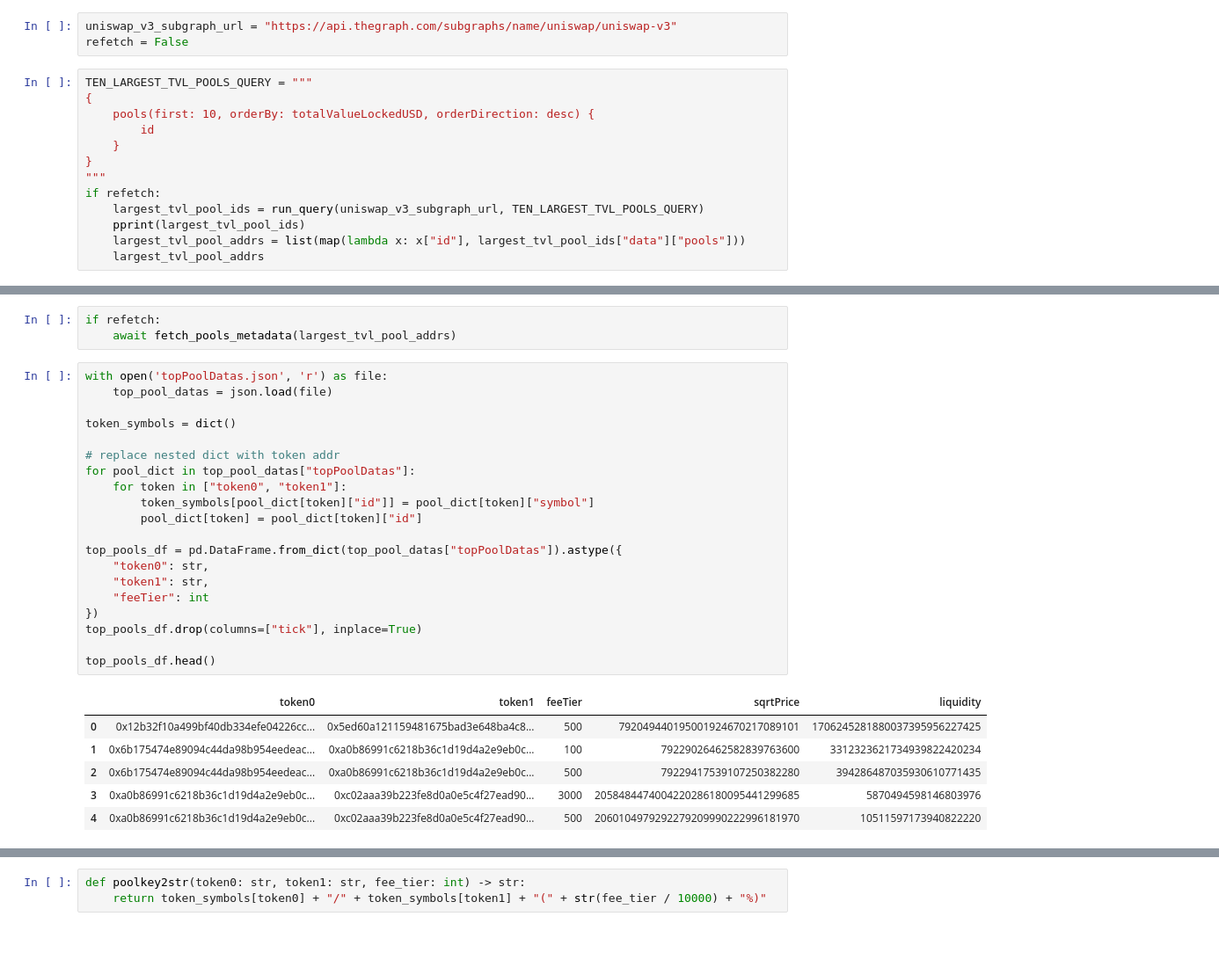
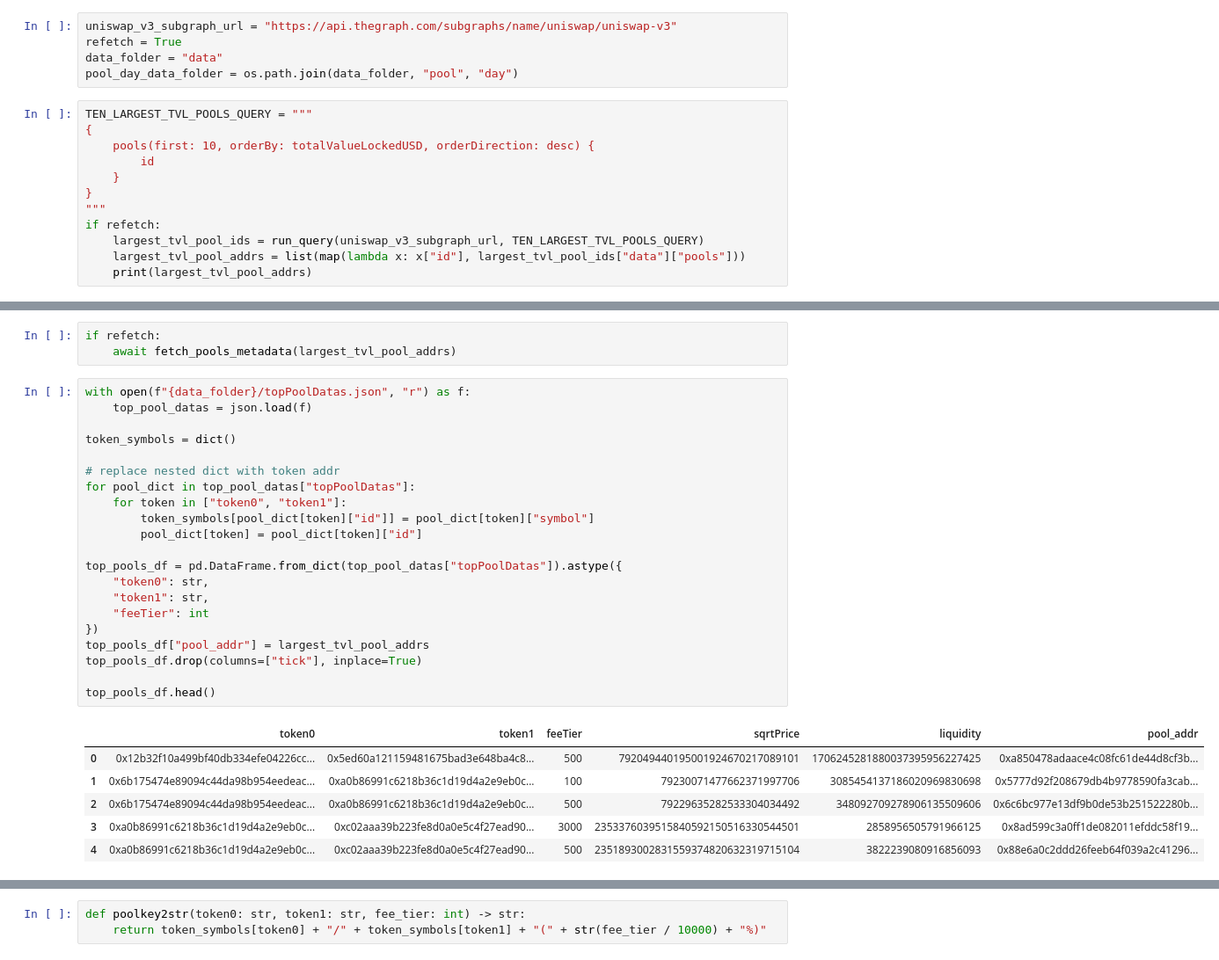
Before and after one commit to StardustLID/eth-uniswap-prelim-analysis, a Jupyter notebook: chart_data.ipynb, the cells around one changed output, grey strips where cells are left out. Shown: that part at 88% size. Cells and saved outputs as stored; diff of their text form.

```diff
--- a/chart_data.ipynb
+++ b/chart_data.ipynb
@@ -16,7 +17,9 @@ import datetime as dt
 import math
 # %%
 uniswap_v3_subgraph_url = "https://api.thegraph.com/subgraphs/name/uniswap/uniswap-v3"
-refetch = False
+refetch = True
+data_folder = "data"
+pool_day_data_folder = os.path.join(data_folder, "pool", "day")
 # %%
 TEN_LARGEST_TVL_POOLS_QUERY = """
 {
@@ -27,6 +30,5 @@ TEN_LARGEST_TVL_POOLS_QUERY = """
 """
 if refetch:
     largest_tvl_pool_ids = run_query(uniswap_v3_subgraph_url, TEN_LARGEST_TVL_POOLS_QUERY)
-    pprint(largest_tvl_pool_ids)
     largest_tvl_pool_addrs = list(map(lambda x: x["id"], largest_tvl_pool_ids["data"]["pools"]))
-    largest_tvl_pool_addrs
+    print(largest_tvl_pool_addrs)
@@ -78,32 +84,33 @@ async def fetch_pools_metadata(addresses: list, verbose: bool=False):
 if refetch:
     await fetch_pools_metadata(largest_tvl_pool_addrs)
 # %%
-with open('topPoolDatas.json', 'r') as file:
-    top_pool_datas = json.load(file)
+with open(f"{data_folder}/topPoolDatas.json", "r") as f:
+    top_pool_datas = json.load(f)
 
 token_symbols = dict()
 
 # replace nested dict with token addr
 for pool_dict in top_pool_datas["topPoolDatas"]:
     for token in ["token0", "token1"]:
         token_symbols[pool_dict[token]["id"]] = pool_dict[token]["symbol"]
         pool_dict[token] = pool_dict[token]["id"]
 
 top_pools_df = pd.DataFrame.from_dict(top_pool_datas["topPoolDatas"]).astype({
     "token0": str,
     "token1": str,
     "feeTier": int
 })
+top_pools_df["pool_addr"] = largest_tvl_pool_addrs
 top_pools_df.drop(columns=["tick"], inplace=True)
 
 top_pools_df.head()
 # %% [output]
-|  | token0 | token1 | feeTier | sqrtPrice | liquidity |
-| 0 | 0x12b32f10a499bf40db334efe04226cc... | 0x5ed60a121159481675bad3e648ba4c8... | 500 | 792049440195001924670217089101 | 1706245281880037395956227425 |
-| 1 | 0x6b175474e89094c44da98b954eedeac... | 0xa0b86991c6218b36c1d19d4a2e9eb0c... | 100 | 79229026462582839763600 | 3312323621734939822420234 |
-| 2 | 0x6b175474e89094c44da98b954eedeac... | 0xa0b86991c6218b36c1d19d4a2e9eb0c... | 500 | 79229417539107250382280 | 394286487035930610771435 |
-| 3 | 0xa0b86991c6218b36c1d19d4a2e9eb0c... | 0xc02aaa39b223fe8d0a0e5c4f27ead90... | 3000 | 2058484474004220286180095441299685 | 5870494598146803976 |
-| 4 | 0xa0b86991c6218b36c1d19d4a2e9eb0c... | 0xc02aaa39b223fe8d0a0e5c4f27ead90... | 500 | 2060104979292279209990222996181970 | 10511597173940822220 |
+|  | token0 | token1 | feeTier | sqrtPrice | liquidity | pool_addr |
+| 0 | 0x12b32f10a499bf40db334efe04226cc... | 0x5ed60a121159481675bad3e648ba4c8... | 500 | 792049440195001924670217089101 | 1706245281880037395956227425 | 0xa850478adaace4c08fc61de44d8cf3b... |
+| 1 | 0x6b175474e89094c44da98b954eedeac... | 0xa0b86991c6218b36c1d19d4a2e9eb0c... | 100 | 79230071477662371997706 | 3085454137186020969830698 | 0x5777d92f208679db4b9778590fa3cab... |
+| 2 | 0x6b175474e89094c44da98b954eedeac... | 0xa0b86991c6218b36c1d19d4a2e9eb0c... | 500 | 79229635282533304034492 | 348092709278906135509606 | 0x6c6bc977e13df9b0de53b251522280b... |
+| 3 | 0xa0b86991c6218b36c1d19d4a2e9eb0c... | 0xc02aaa39b223fe8d0a0e5c4f27ead90... | 3000 | 2353376039515840592150516330544501 | 2858956505791966125 | 0x8ad599c3a0ff1de082011efddc58f19... |
+| 4 | 0xa0b86991c6218b36c1d19d4a2e9eb0c... | 0xc02aaa39b223fe8d0a0e5c4f27ead90... | 500 | 2351893002831559374820632319715104 | 3822239080916856093 | 0x88e6a0c2ddd26feeb64f039a2c41296... |
 # %%
 top_pools_df.info()
 # %% [output]
```
Also changed, not shown: parts of 26 cells of this notebook, 2 other files.
